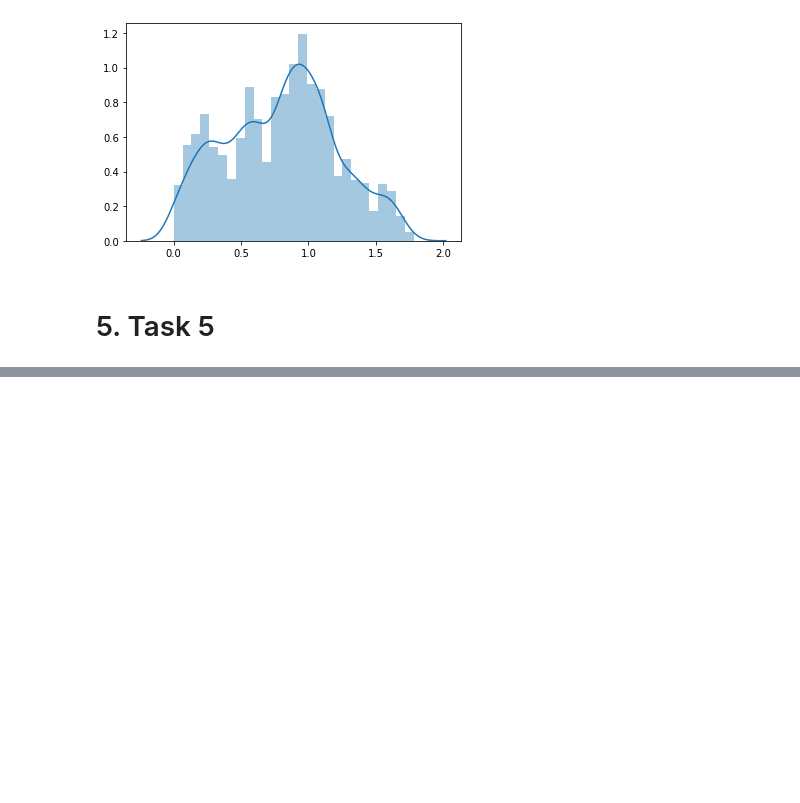
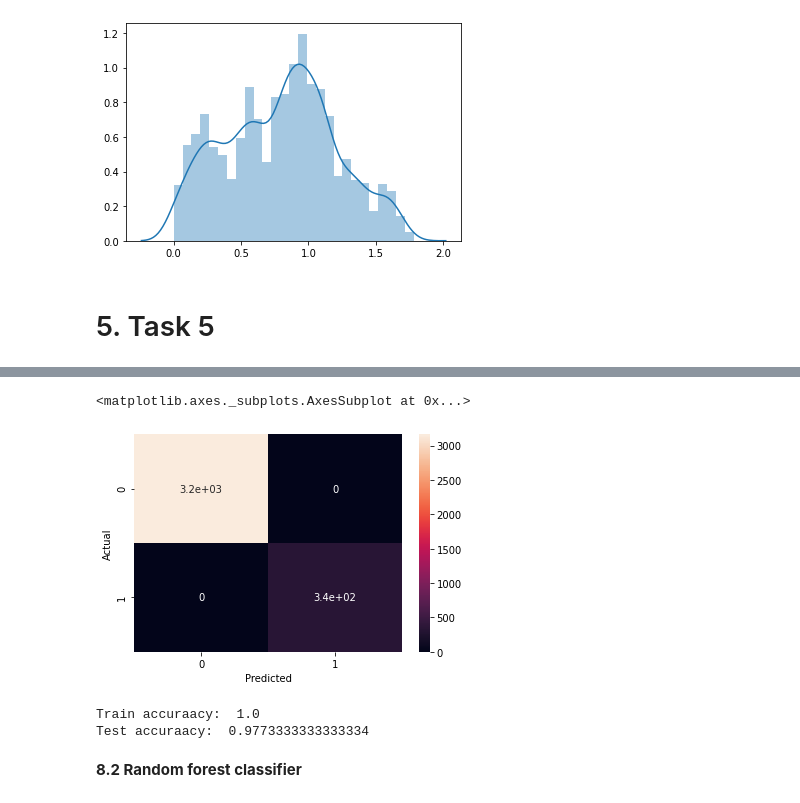
Before and after one commit to NIRMAL250/ML_Project_Internship, a Jupyter notebook: ML_Project.ipynb, the cells around one changed output, grey strips where cells are left out. Cells and saved outputs as stored; diff of their text form; code cells hidden in the pictures; blank space fills up the shorter version.

```diff
--- a/ML_Project.ipynb
+++ b/ML_Project.ipynb
@@ -430,0 +509,15 @@ train_X, test_X, train_Y, test_Y = train_test_split(X, Y, test_size=0.3, stratif
+# %%
+confusion_matrix = pd.crosstab(train_Y, prediction_decision_tree_train, rownames=['Actual'], colnames=['Predicted'])
+sns.heatmap(confusion_matrix, annot=True)
+# %% [output]
+<matplotlib.axes._subplots.AxesSubplot at 0x...>
+[figure, added]
+# %%
+# The model is overfitting but performing better.
+print("Train accuraacy: ", metrics.accuracy_score(train_Y, prediction_decision_tree_train))
+print("Test accuraacy: ", metrics.accuracy_score(test_Y, prediction_decision_tree))
+# %% [output]
+Train accuraacy:  1.0
+Test accuraacy:  0.9773333333333334
+# %% [markdown]
+**8.2 Random forest classifier**
```
Also changed, not shown: parts of 37 cells of this notebook.
